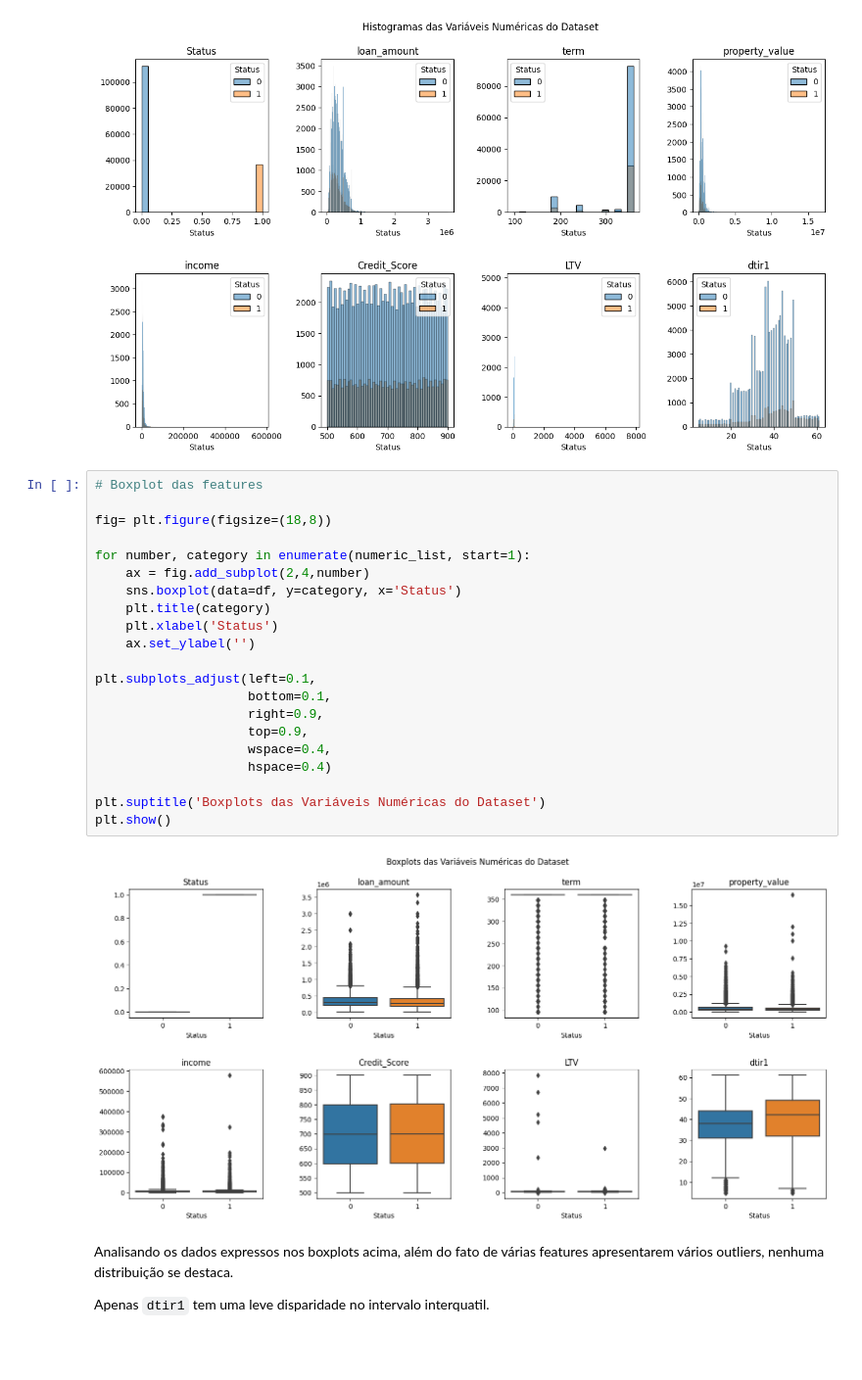
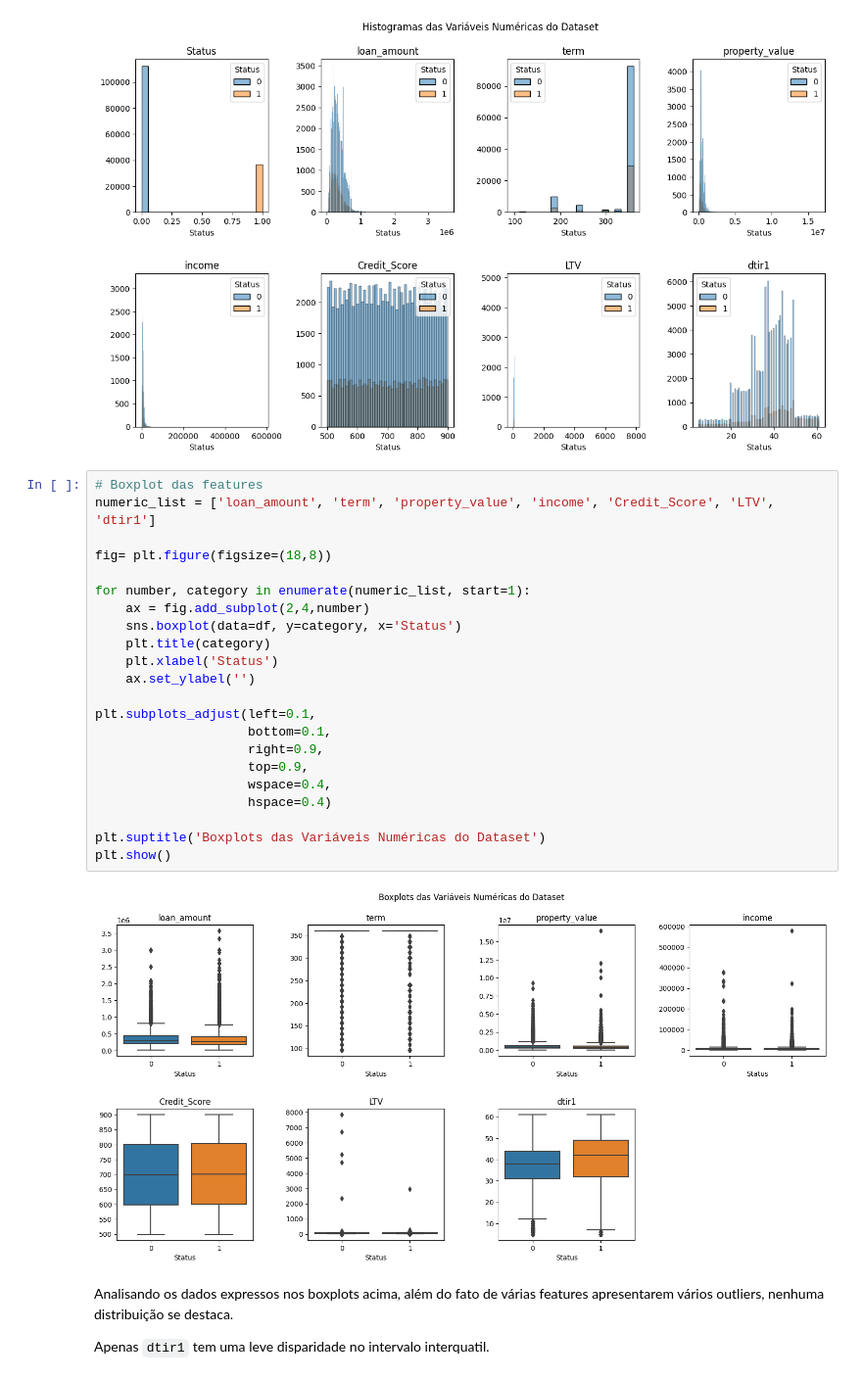
Before and after one commit to fernandobrancher/project_machine_learning_iii, a Jupyter notebook: project_loan_defaulters.ipynb, the cells around one changed output. Shown at 98% size. Drawn from its saved outputs; the diff is of its cells as text; blank space fills up the shorter version.

```diff
--- a/project_loan_defaulters.ipynb
+++ b/project_loan_defaulters.ipynb
@@ -229,27 +215,28 @@ plt.show()
 [figure]
 # %%
 # Boxplot das features
+numeric_list = ['loan_amount', 'term', 'property_value', 'income', 'Credit_Score', 'LTV', 'dtir1']
 
 fig= plt.figure(figsize=(18,8))
 
 for number, category in enumerate(numeric_list, start=1):
     ax = fig.add_subplot(2,4,number)
     sns.boxplot(data=df, y=category, x='Status')
     plt.title(category)
     plt.xlabel('Status')
     ax.set_ylabel('')
 
 plt.subplots_adjust(left=0.1,
                     bottom=0.1,
                     right=0.9,
                     top=0.9,
                     wspace=0.4,
                     hspace=0.4)
 
 plt.suptitle('Boxplots das Variáveis Numéricas do Dataset')
 plt.show()
 # %% [output]
-[figure, old version]
+[figure, new version]
 # %% [markdown]
 Analisando os dados expressos nos boxplots acima, além do fato de várias features apresentarem vários outliers, nenhuma distribuição se destaca.
 
```
Also changed, not shown: parts of 62 cells of this notebook.
